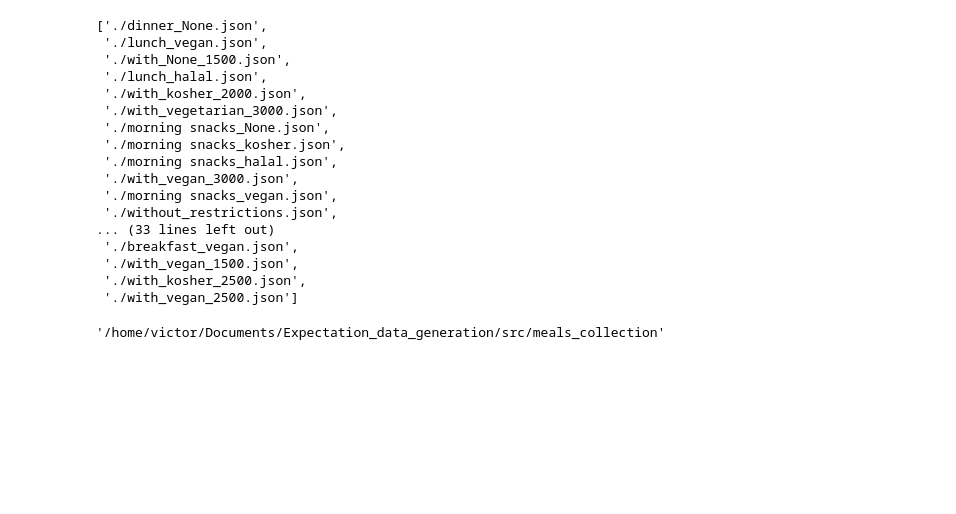
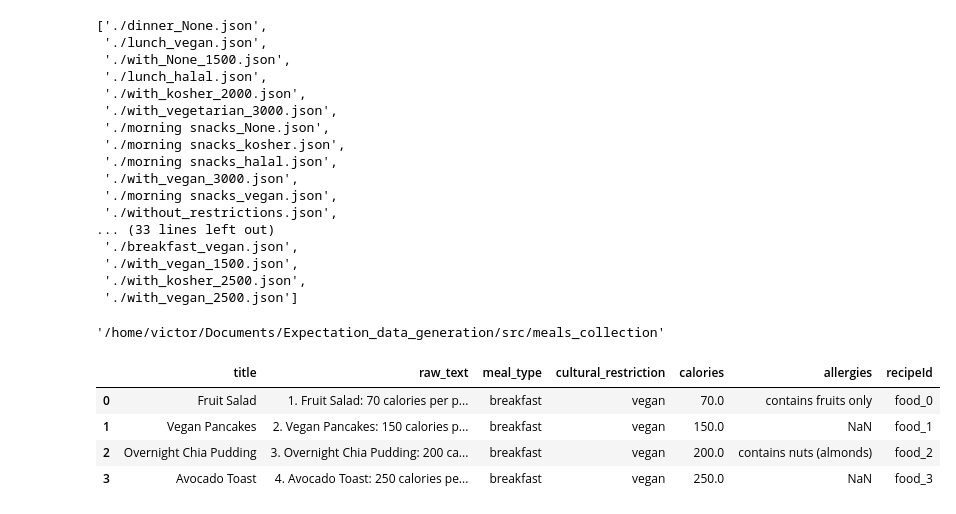
Before and after one commit to aislab-hevs/synthetic_data_nutrition_generation, a Jupyter notebook: src/meals_collection/Process_recipes.ipynb, the cells around one changed output. Drawn from its saved outputs; the diff is of its cells as text; code cells hidden in the pictures; blank space fills up the shorter version.

Commit message:
Fix update informative table and reestructure the tracking file.

```diff
--- a/src/meals_collection/Process_recipes.ipynb
+++ b/src/meals_collection/Process_recipes.ipynb
@@ -384,5 +384,5 @@ os.getcwd()
 # %% [output]
 '/home/victor/Documents/Expectation_data_generation/src/meals_collection'
 # %%
-raw_data = pd.read_csv('/home/victor/Documents/Expectation_data_generation/src/recipes/raw_recipes.csv',
-                       sep='|', index_col=0)
+processed_data = pd.read_csv('/home/victor/Documents/Expectation_data_generation/src/recipes/processed_recipes_dataset.csv',
+                       sep='|')
@@ -390,0 +389,10 @@ raw_data.reset_index(inplace=True)
+# %%
+processed_data["recipeId"] = [f"food_{i}" for i in range(len(processed_data))]
+# %%
+processed_data.head(4)
+# %% [output]
+|  | title | raw_text | meal_type | cultural_restriction | calories | allergies | recipeId |
+| 0 | Fruit Salad | 1. Fruit Salad: 70 calories per p... | breakfast | vegan | 70.0 | contains fruits only | food_0 |
+| 1 | Vegan Pancakes | 2. Vegan Pancakes: 150 calories p... | breakfast | vegan | 150.0 | NaN | food_1 |
+| 2 | Overnight Chia Pudding | 3. Overnight Chia Pudding: 200 ca... | breakfast | vegan | 200.0 | contains nuts (almonds) | food_2 |
+| 3 | Avocado Toast | 4. Avocado Toast: 250 calories pe... | breakfast | vegan | 250.0 | NaN | food_3 |
```
Also changed, not shown: parts of 2 cells of this notebook, 4 other files.
